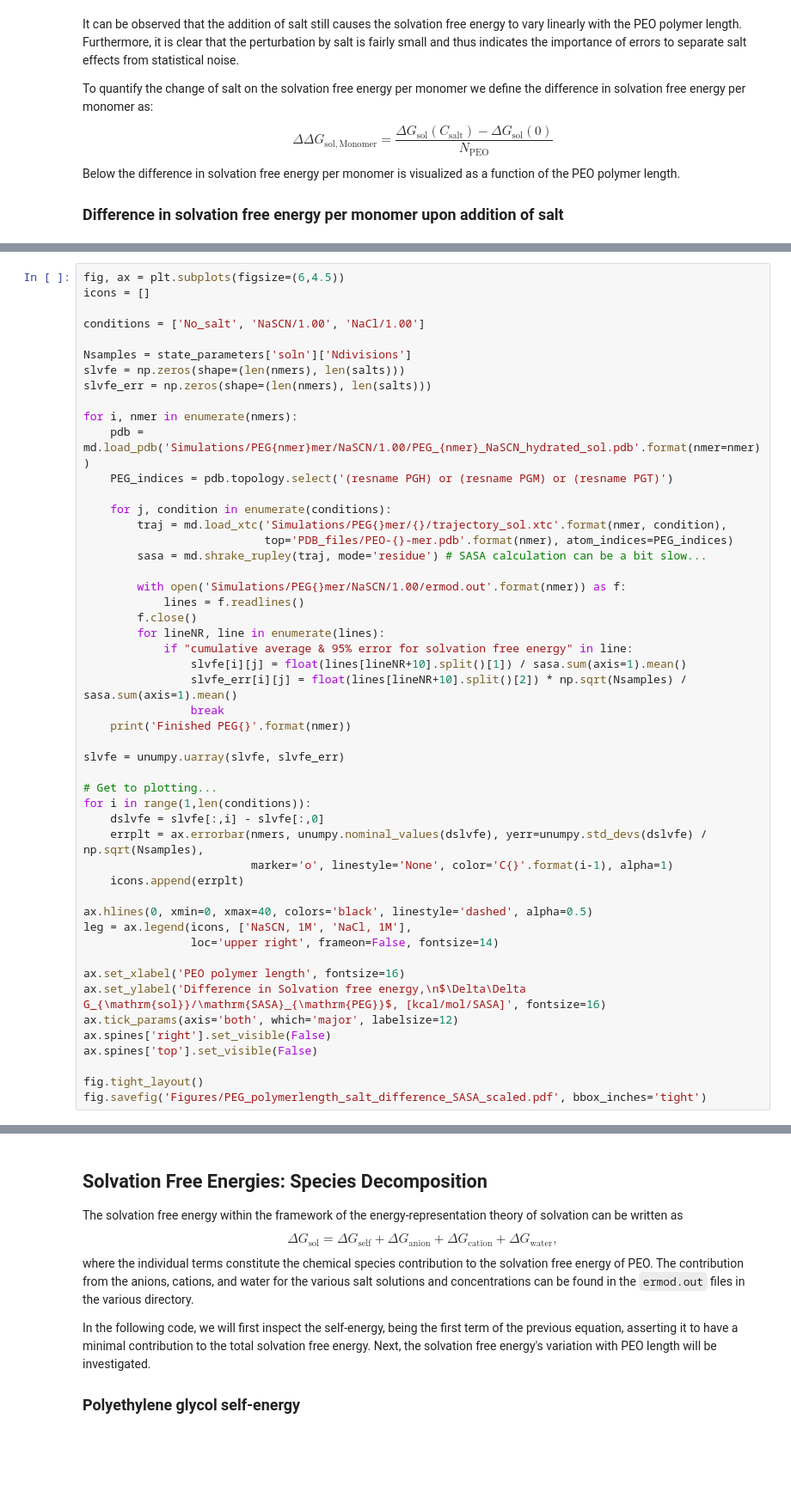
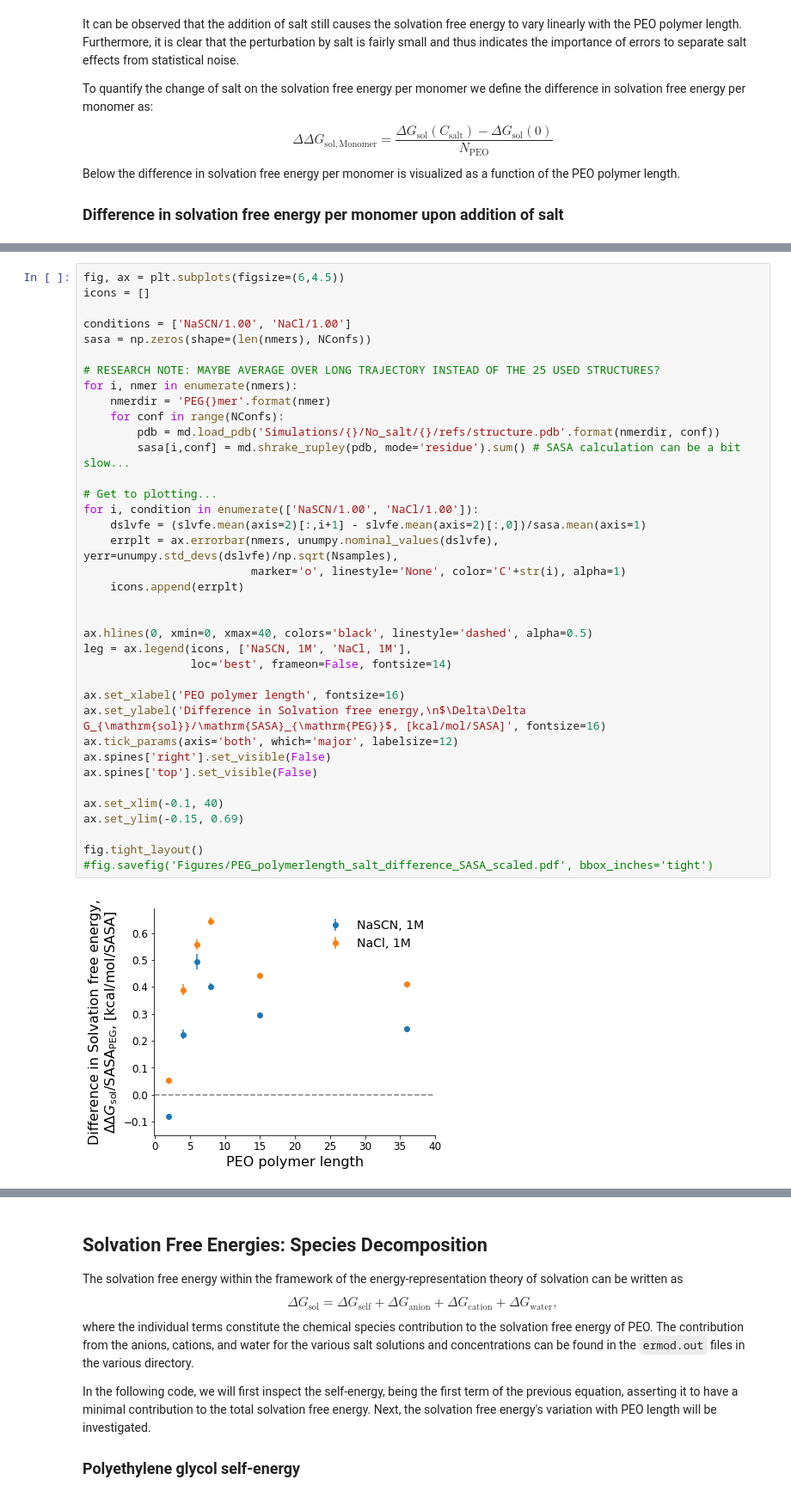
Before and after one commit to SHervoe-Hansen/PEO_solubility_in_NaCl, a Jupyter notebook: Analysis.ipynb, the cells around one changed output, grey strips where cells are left out. Shown: that part at 86% size. Cells and saved outputs as stored; diff of their text form; blank space fills up the shorter version.

```diff
--- a/Analysis.ipynb
+++ b/Analysis.ipynb
@@ -468,50 +466,39 @@ Where the SASA is taken as the ensemble average. The SASA of PEO for the individ
 # %%
 fig, ax = plt.subplots(figsize=(6,4.5))
 icons = []
 
-conditions = ['No_salt', 'NaSCN/1.00', 'NaCl/1.00']
+conditions = ['NaSCN/1.00', 'NaCl/1.00']
+sasa = np.zeros(shape=(len(nmers), NConfs))
 
-Nsamples = state_parameters['soln']['Ndivisions']
-slvfe = np.zeros(shape=(len(nmers), len(salts)))
-slvfe_err = np.zeros(shape=(len(nmers), len(salts)))
-
+# RESEARCH NOTE: MAYBE AVERAGE OVER LONG TRAJECTORY INSTEAD OF THE 25 USED STRUCTURES?
 for i, nmer in enumerate(nmers):
-    pdb = md.load_pdb('Simulations/PEG{nmer}mer/NaSCN/1.00/PEG_{nmer}_NaSCN_hydrated_sol.pdb'.format(nmer=nmer))
-    PEG_indices = pdb.topology.select('(resname PGH) or (resname PGM) or (resname PGT)')
-
-    for j, condition in enumerate(conditions):
-        traj = md.load_xtc('Simulations/PEG{}mer/{}/trajectory_sol.xtc'.format(nmer, condition),
-                           top='PDB_files/PEO-{}-mer.pdb'.format(nmer), atom_indices=PEG_indices)
-        sasa = md.shrake_rupley(traj, mode='residue') # SASA calculation can be a bit slow...
-
-        with open('Simulations/PEG{}mer/NaSCN/1.00/ermod.out'.format(nmer)) as f:
-            lines = f.readlines()
-        f.close()
-        for lineNR, line in enumerate(lines):
-            if "cumulative average & 95% error for solvation free energy" in line:
-                slvfe[i][j] = float(lines[lineNR+10].split()[1]) / sasa.sum(axis=1).mean()
-                slvfe_err[i][j] = float(lines[lineNR+10].split()[2]) * np.sqrt(Nsamples) / sasa.sum(axis=1).mean()
-                break
-    print('Finished PEG{}'.format(nmer))
-
-slvfe = unumpy.uarray(slvfe, slvfe_err)
+    nmerdir = 'PEG{}mer'.format(nmer)
+    for conf in range(NConfs):
+        pdb = md.load_pdb('Simulations/{}/No_salt/{}/refs/structure.pdb'.format(nmerdir, conf))
+        sasa[i,conf] = md.shrake_rupley(pdb, mode='residue').sum() # SASA calculation can be a bit slow...
 
 # Get to plotting...
-for i in range(1,len(conditions)):
-    dslvfe = slvfe[:,i] - slvfe[:,0]
-    errplt = ax.errorbar(nmers, unumpy.nominal_values(dslvfe), yerr=unumpy.std_devs(dslvfe) / np.sqrt(Nsamples),
-                         marker='o', linestyle='None', color='C{}'.format(i-1), alpha=1)
+for i, condition in enumerate(['NaSCN/1.00', 'NaCl/1.00']):
+    dslvfe = (slvfe.mean(axis=2)[:,i+1] - slvfe.mean(axis=2)[:,0])/sasa.mean(axis=1)
+    errplt = ax.errorbar(nmers, unumpy.nominal_values(dslvfe), yerr=unumpy.std_devs(dslvfe)/np.sqrt(Nsamples),
+                         marker='o', linestyle='None', color='C'+str(i), alpha=1)
     icons.append(errplt)
+
 
 ax.hlines(0, xmin=0, xmax=40, colors='black', linestyle='dashed', alpha=0.5)
 leg = ax.legend(icons, ['NaSCN, 1M', 'NaCl, 1M'],
-                loc='upper right', frameon=False, fontsize=14)
+                loc='best', frameon=False, fontsize=14)
 
 ax.set_xlabel('PEO polymer length', fontsize=16)
 ax.set_ylabel('Difference in Solvation free energy,\n$\Delta\Delta G_{\mathrm{sol}}/\mathrm{SASA}_{\mathrm{PEG}}$, [kcal/mol/SASA]', fontsize=16)
 ax.tick_params(axis='both', which='major', labelsize=12)
 ax.spines['right'].set_visible(False)
 ax.spines['top'].set_visible(False)
 
+ax.set_xlim(-0.1, 40)
+ax.set_ylim(-0.15, 0.69)
+
 fig.tight_layout()
-fig.savefig('Figures/PEG_polymerlength_salt_difference_SASA_scaled.pdf', bbox_inches='tight')
+#fig.savefig('Figures/PEG_polymerlength_salt_difference_SASA_scaled.pdf', bbox_inches='tight')
+# %% [output]
+[figure, added]
```
Also changed, not shown: parts of 20 cells of this notebook.
